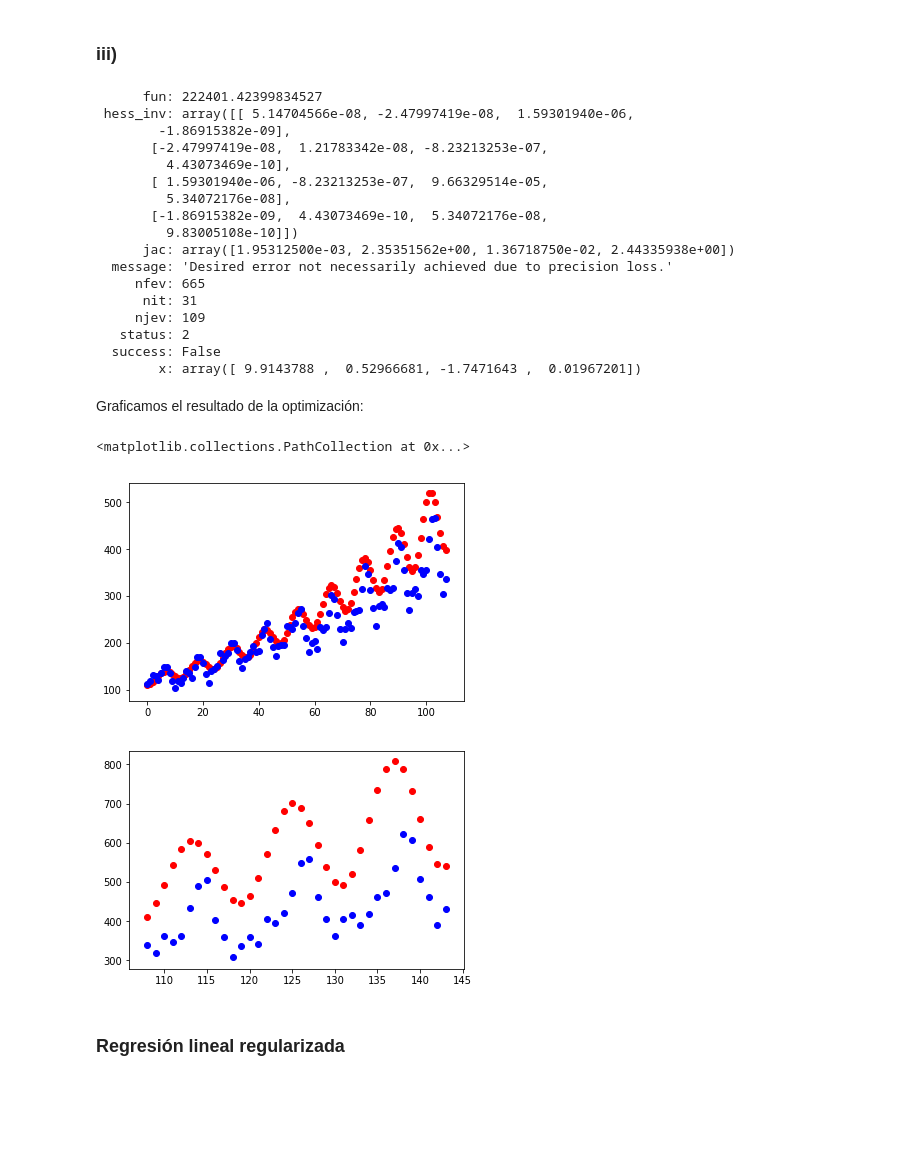
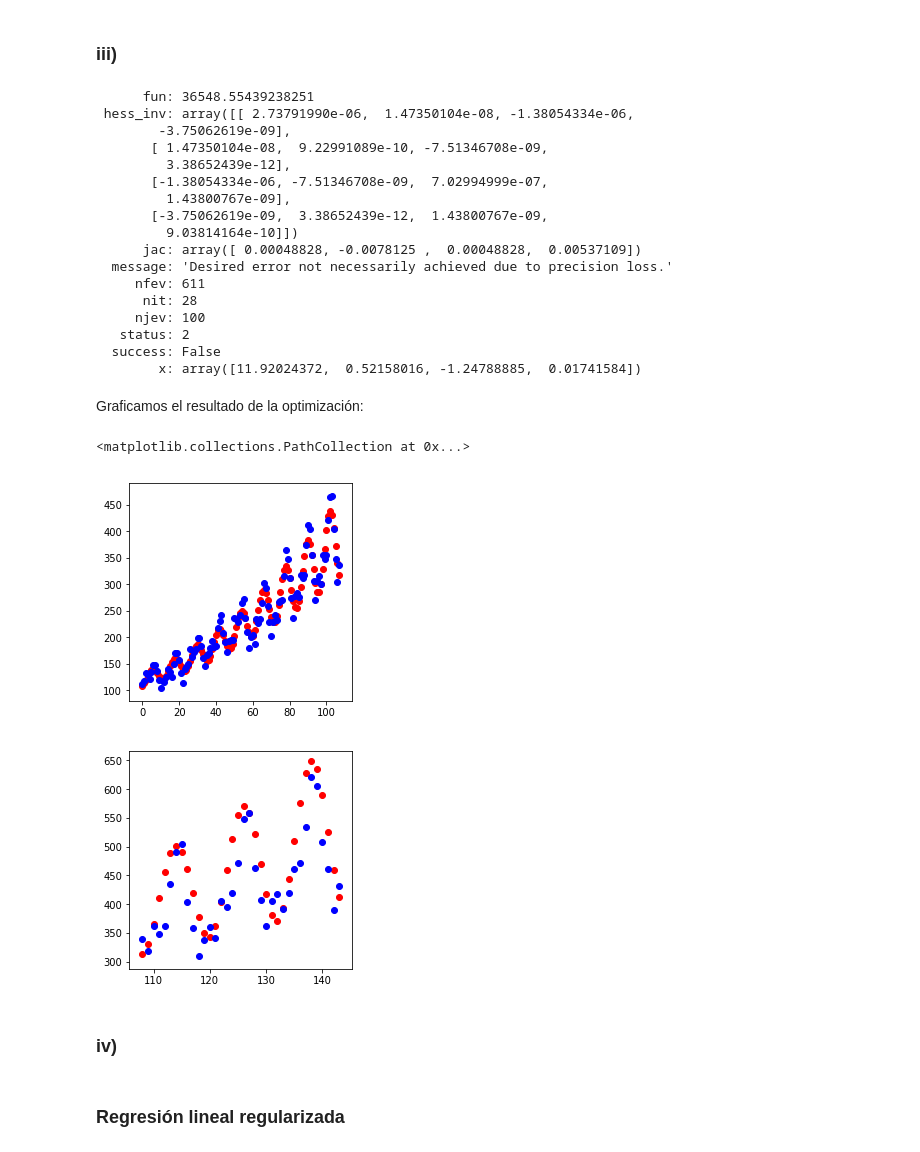
Before and after one commit to martinKindall/aprendizaje_probabilistico_uchile, a Jupyter notebook: Tarea2/tarea2_martin_cornejo.ipynb, the cells around one changed output. Cells and saved outputs as stored; diff of their text form; code cells hidden in the pictures; blank space fills up the shorter version.

```diff
--- a/Tarea2/tarea2_martin_cornejo.ipynb
+++ b/Tarea2/tarea2_martin_cornejo.ipynb
@@ -97,7 +97,7 @@ Theta formula:  [1.18042041e-02 1.22971932e+00 1.19848879e+02]
 # %% [markdown]
 ### iii)
 # %%
-coefs_pol = [0.02, 1.22, 120]
+coefs_pol = [0.012, 1.22, 120]
 
 def f_theta(x, theta):
     f_pol = np.poly1d(coefs_pol)
@@ -118,46 +118,48 @@ def cost_func(theta, x, y):
     return np.sum(np.power(np.subtract(y, np.vectorize(f_theta2)(x)), 2))
 
 
-theta_1 = np.array([1, 0.5, 0.1, 0.01])
+theta_1 = np.array([0.9, 0.5, 0.1, 0.01])
 #f_theta(2, theta_1)
 #cost_func(x_tr, y_tr, theta_1)
 
 opt.minimize(cost_func, theta_1, args=(x_tr, y_tr), method='BFGS')
 # %% [output]
-      fun: 222401.42399834527
- hess_inv: array([[ 5.14704566e-08, -2.47997419e-08,  1.59301940e-06,
-        -1.86915382e-09],
-       [-2.47997419e-08,  1.21783342e-08, -8.23213253e-07,
-         4.43073469e-10],
-       [ 1.59301940e-06, -8.23213253e-07,  9.66329514e-05,
-         5.34072176e-08],
-       [-1.86915382e-09,  4.43073469e-10,  5.34072176e-08,
-         9.83005108e-10]])
-      jac: array([1.95312500e-03, 2.35351562e+00, 1.36718750e-02, 2.44335938e+00])
+      fun: 36548.55439238251
+ hess_inv: array([[ 2.73791990e-06,  1.47350104e-08, -1.38054334e-06,
+        -3.75062619e-09],
+       [ 1.47350104e-08,  9.22991089e-10, -7.51346708e-09,
+         3.38652439e-12],
+       [-1.38054334e-06, -7.51346708e-09,  7.02994999e-07,
+         1.43800767e-09],
+       [-3.75062619e-09,  3.38652439e-12,  1.43800767e-09,
+         9.03814164e-10]])
+      jac: array([ 0.00048828, -0.0078125 ,  0.00048828,  0.00537109])
   message: 'Desired error not necessarily achieved due to precision loss.'
-     nfev: 665
-      nit: 31
-     njev: 109
+     nfev: 611
+      nit: 28
+     njev: 100
    status: 2
   success: False
-        x: array([ 9.9143788 ,  0.52966681, -1.7471643 ,  0.01967201])
+        x: array([11.92024372,  0.52158016, -1.24788885,  0.01741584])
 # %% [markdown]
 Graficamos el resultado de la optimización:
 # %%
-theta_2 = np.array([9.9143788 ,  0.52966681, -1.7471643 ,  0.01967201])
+theta_2 = np.array([11.92024372,  0.52158016, -1.24788885,  0.01741584])
 
 #pdb.set_trace()
 plt.figure()
 plt.scatter(x_tr,f_theta(x_tr, theta_2), c ='r')
 plt.scatter(x_tr,y_tr, c ='b')
 
 plt.figure()
 plt.scatter(x_te,f_theta(x_te, theta_2), c ='r')
 plt.scatter(x_te,y_te, c ='b')
 # %% [output]
 <matplotlib.collections.PathCollection at 0x...>
-[figure, old version]
+[figure, new version]
-[figure, old version]
+[figure, new version]
+# %% [markdown]
+### iv)
 # %% [markdown]
 ### Regresión lineal regularizada
 # %% [markdown]
```
Also changed, not shown: parts of 2 cells of this notebook.
